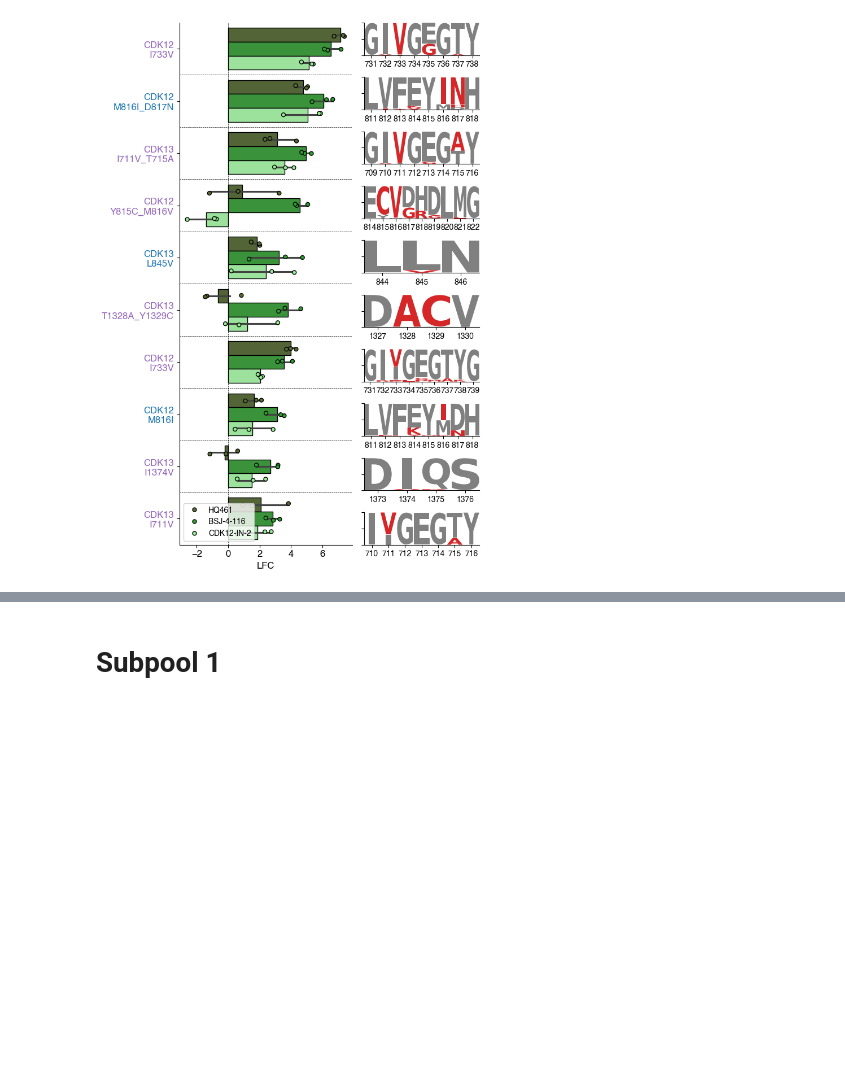
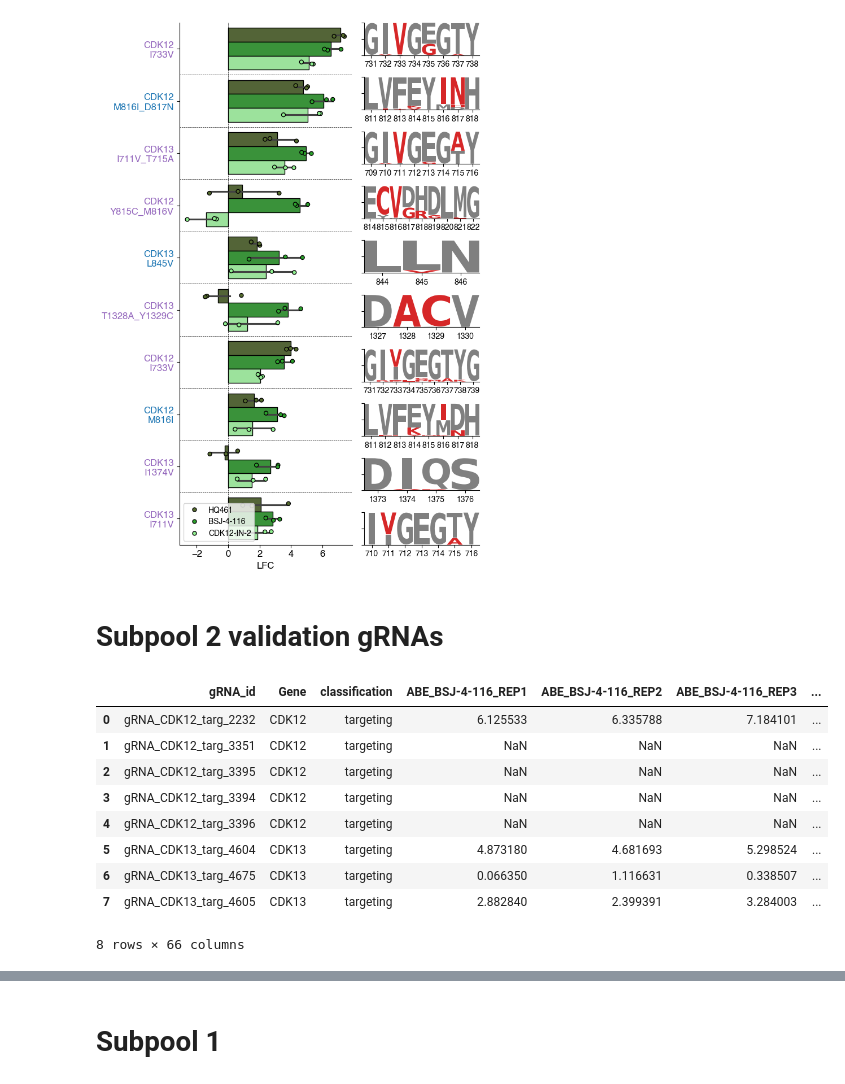
Before and after one commit to samgould2/CDK-BE-mutagenesis, a Jupyter notebook: notebooks/09_analysis_and_viz/logo_plots.ipynb, the cells around one changed output, grey strips where cells are left out. Drawn from its saved outputs; the diff is of its cells as text; code cells hidden in the pictures; blank space fills up the shorter version.

```diff
--- a/notebooks/09_analysis_and_viz/logo_plots.ipynb
+++ b/notebooks/09_analysis_and_viz/logo_plots.ipynb
@@ -674,3 +690,5 @@ fig.tight_layout()
 #fig.savefig('../../figures/bsj_top_vars.pdf', transparent=True)
 # %% [output]
 [figure]
+# %% [markdown]
+# Subpool 2 validation gRNAs
@@ -676,0 +707,29 @@ fig.tight_layout()
+# %%
+cdk12_13_gRNAs = ['gRNA_CDK12_targ_3351',
+'gRNA_CDK12_targ_3394',
+'gRNA_CDK12_targ_3395',
+'gRNA_CDK12_targ_3396',
+'gRNA_CDK12_targ_2232',
+'gRNA_CDK13_targ_4604',
+'gRNA_CDK13_targ_4605',
+'gRNA_CDK13_targ_4675']
+
+type_list = ['CBE',
+             'CBE',
+             'CBE',
+             'CBE',
+             'ABE',
+             'ABE',
+             'ABE',
+             'ABE']
+
+t_dict = dict(zip(cdk12_13_gRNAs, type_list))
+
+
+abe_guides = []
+cbe_guides = []
+for i in cdk12_13_gRNAs:
+    if t_dict[i]=='ABE':
+        abe_guides.append(i)
+    elif t_dict[i]=='CBE':
+        cbe_guides.append(i)
@@ -676,0 +743,13 @@ fig.tight_layout()
+# %%
+subset
+# %% [output]
+|  | gRNA_id | Gene | classification | ABE_BSJ-4-116_REP1 | ABE_BSJ-4-116_REP2 | ABE_BSJ-4-116_REP3 | ... |
+| 0 | gRNA_CDK12_targ_2232 | CDK12 | targeting | 6.125533 | 6.335788 | 7.184101 | ... |
+| 1 | gRNA_CDK12_targ_3351 | CDK12 | targeting | NaN | NaN | NaN | ... |
+| 2 | gRNA_CDK12_targ_3395 | CDK12 | targeting | NaN | NaN | NaN | ... |
+| 3 | gRNA_CDK12_targ_3394 | CDK12 | targeting | NaN | NaN | NaN | ... |
+| 4 | gRNA_CDK12_targ_3396 | CDK12 | targeting | NaN | NaN | NaN | ... |
+| 5 | gRNA_CDK13_targ_4604 | CDK13 | targeting | 4.873180 | 4.681693 | 5.298524 | ... |
+| 6 | gRNA_CDK13_targ_4675 | CDK13 | targeting | 0.066350 | 1.116631 | 0.338507 | ... |
+| 7 | gRNA_CDK13_targ_4605 | CDK13 | targeting | 2.882840 | 2.399391 | 3.284003 | ... |
+8 rows × 66 columns
```
Also changed, not shown: parts of 21 cells of this notebook, 40 other files.
